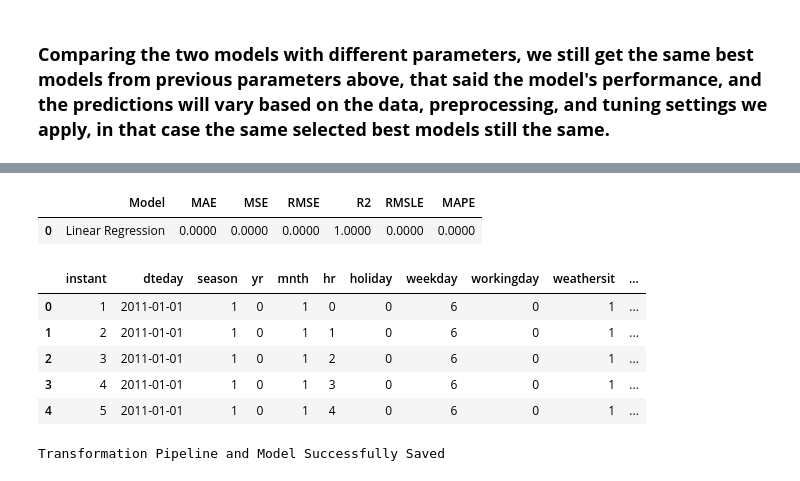
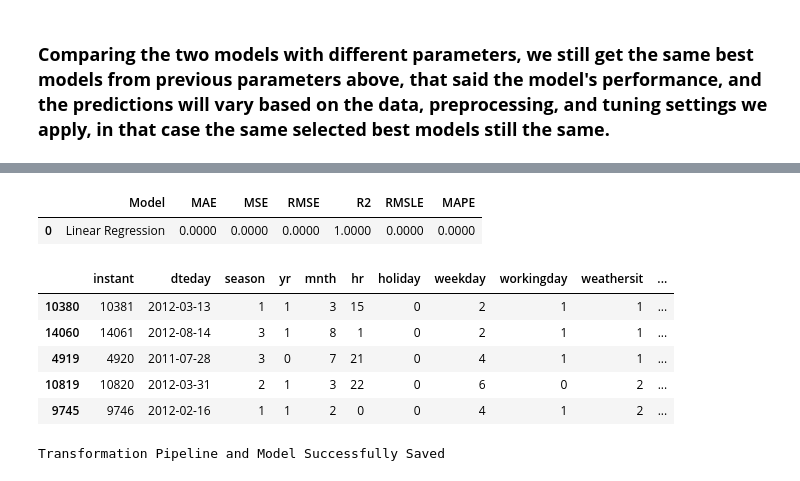
Before and after one commit to mariemahmed250/EE860---Final-Term-Project, a Jupyter notebook: Bike_Sharing_Project.ipynb, the cells around one changed output, grey strips where cells are left out. Drawn from its saved outputs; the diff is of its cells as text; code cells hidden in the pictures.

```diff
--- a/Bike_Sharing_Project.ipynb
+++ b/Bike_Sharing_Project.ipynb
@@ -331,12 +429,13 @@ Transformation Pipeline and Model Successfully Loaded
 # %%
 # Import PyCaret regression module
 from pycaret.regression import *
+s = setup(data, target = 'cnt', session_id = 500)
 
 # Load the dataset
 data = pd.read_csv('hour.csv')
 
 # Initialize the PyCaret regression environment
-regression_setup = setup(data, target='cnt', session_id=786, verbose=False)
+regression_setup = setup(data, target='cnt', session_id=500, verbose=False)
 
 # Compare regression models and choose the best one
 best_model = compare_models()
@@ -357,7 +456,7 @@ save_model(tuned_model, 'bike_rental_regression_model')
 loaded_model = load_model('bike_rental_regression_model')
 
 # Make predictions using the loaded model
-new_data = data.sample(200)  # Example: Predict for 20 random data points
+new_data = data.sample(100)  # Example: Predict for 10 random data points
 predictions = predict_model(loaded_model, data=new_data)
 
 # Display predictions
@@ -445,15 +545,15 @@ holdout_pred.head()
 # %%
 # predict model on new_data
-predictions = predict_model(best, data = new_data)
+predictions = predict_model(best_model, data = new_data)
 predictions.head()
 # %% [output]
 |  | Model | MAE | MSE | RMSE | R2 | RMSLE | MAPE |
 | 0 | Linear Regression | 0.0000 | 0.0000 | 0.0000 | 1.0000 | 0.0000 | 0.0000 |
 |  | instant | dteday | season | yr | mnth | hr | holiday | weekday | workingday | weathersit | ... |
-| 0 | 1 | 2011-01-01 | 1 | 0 | 1 | 0 | 0 | 6 | 0 | 1 | ... |
-| 1 | 2 | 2011-01-01 | 1 | 0 | 1 | 1 | 0 | 6 | 0 | 1 | ... |
-| 2 | 3 | 2011-01-01 | 1 | 0 | 1 | 2 | 0 | 6 | 0 | 1 | ... |
-| 3 | 4 | 2011-01-01 | 1 | 0 | 1 | 3 | 0 | 6 | 0 | 1 | ... |
-| 4 | 5 | 2011-01-01 | 1 | 0 | 1 | 4 | 0 | 6 | 0 | 1 | ... |
+| 10380 | 10381 | 2012-03-13 | 1 | 1 | 3 | 15 | 0 | 2 | 1 | 1 | ... |
+| 14060 | 14061 | 2012-08-14 | 3 | 1 | 8 | 1 | 0 | 2 | 1 | 1 | ... |
+| 4919 | 4920 | 2011-07-28 | 3 | 0 | 7 | 21 | 0 | 4 | 1 | 1 | ... |
+| 10819 | 10820 | 2012-03-31 | 2 | 1 | 3 | 22 | 0 | 6 | 0 | 2 | ... |
+| 9745 | 9746 | 2012-02-16 | 1 | 1 | 2 | 0 | 0 | 4 | 1 | 2 | ... |
 # %%
 # save pipeline
```
Also changed, not shown: parts of 12 cells of this notebook.
